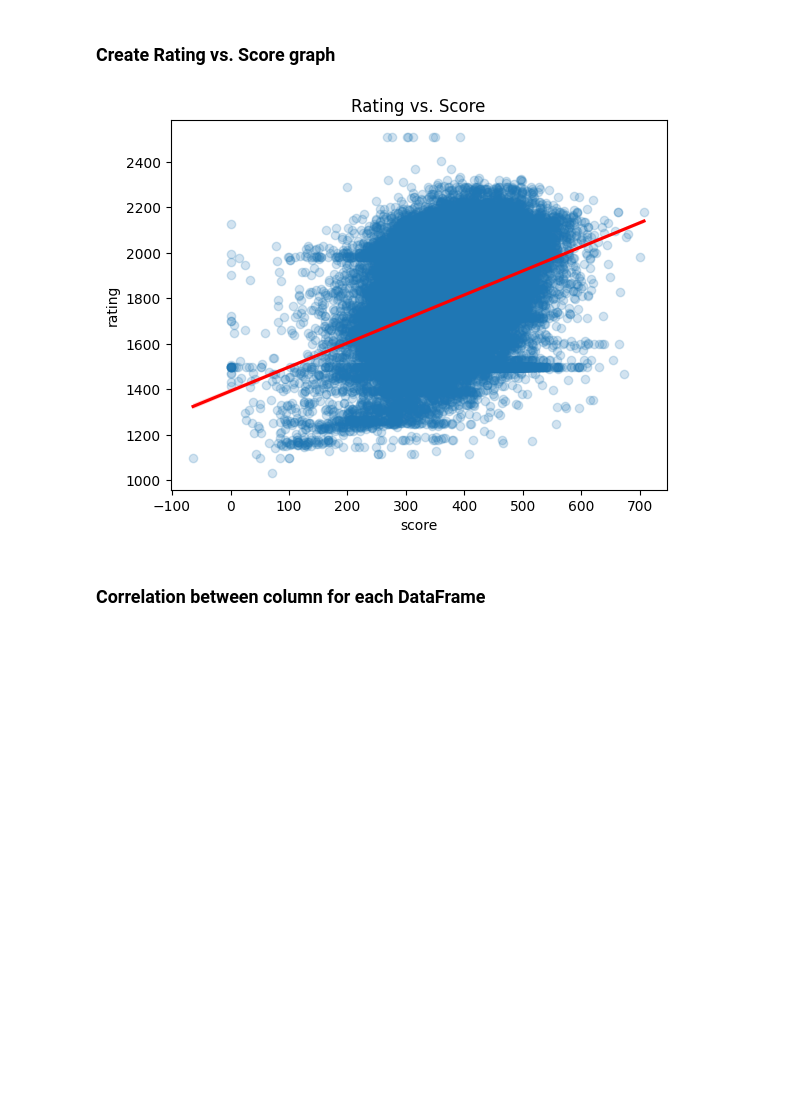
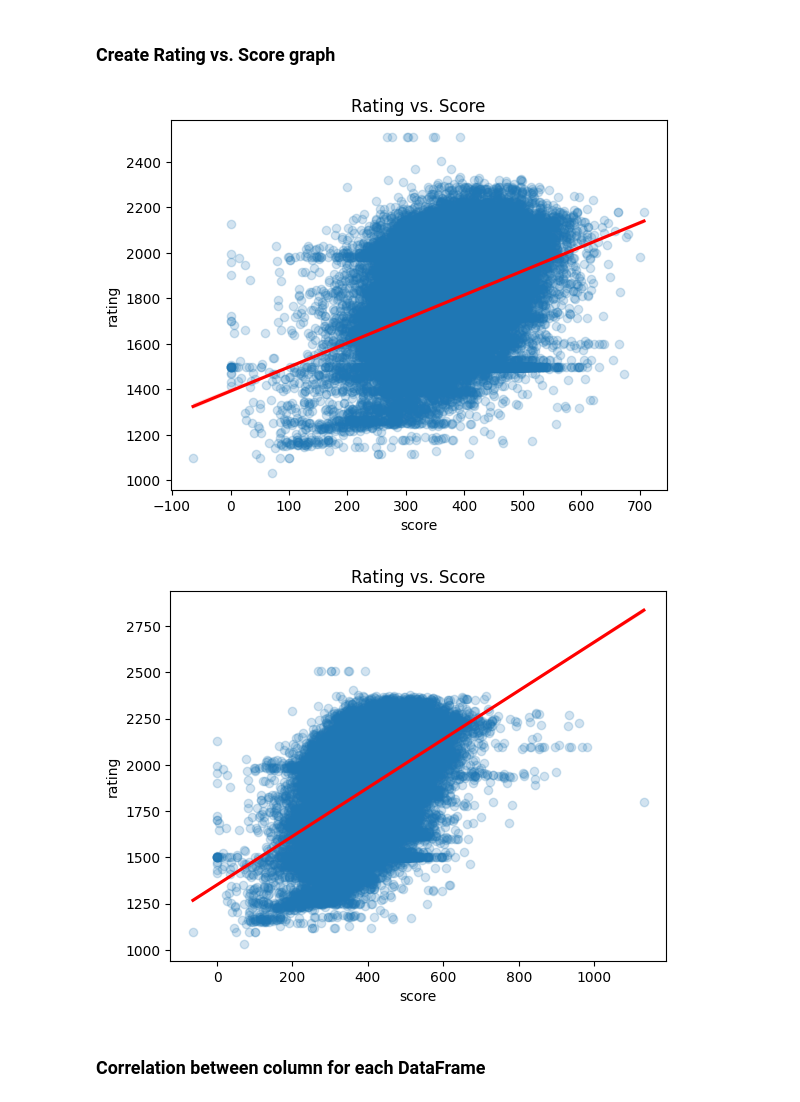
Before and after one commit to OrBenNaim/Scrabble, a Jupyter notebook: jupyter_notebook/Scrabble_EDA.ipynb, the cells around one changed output. Saved outputs shown, nothing was run; the diff lists cells and outputs as text; code cells hidden in the pictures; blank space fills up the shorter version.

```diff
--- a/jupyter_notebook/Scrabble_EDA.ipynb
+++ b/jupyter_notebook/Scrabble_EDA.ipynb
@@ -215,9 +215,14 @@ Name: count, dtype: int64
 # %%
 sns.regplot(data=train_df_without_bots, x='score', y='rating', scatter_kws={'alpha':0.2}, line_kws={'color':'red'})
 plt.title('Rating vs. Score')
 plt.show()
+
+sns.regplot(data=train_df, x='score', y='rating', scatter_kws={'alpha':0.2}, line_kws={'color':'red'})
+plt.title('Rating vs. Score')
+plt.show()
 # %% [output]
 [figure]
+[figure, added]
 # %% [markdown]
 ### Correlation between column for each DataFrame
 # %%
```
Also changed, not shown: parts of 1 cell of this notebook, 2 other files.
